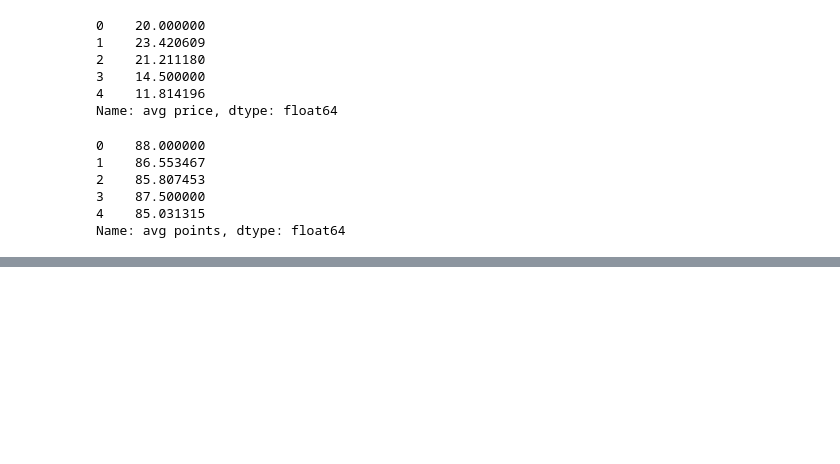
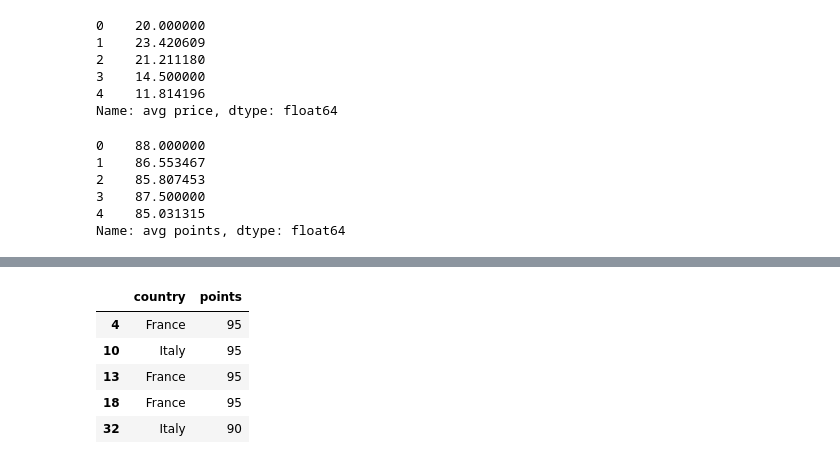
Before and after one commit to arlennav/WineReviews, a Jupyter notebook: GoogleMaps.ipynb, the cells around one changed output, grey strips where cells are left out. Cells and saved outputs as stored; diff of their text form; code cells hidden in the pictures; blank space fills up the shorter version.

```diff
--- a/GoogleMaps.ipynb
+++ b/GoogleMaps.ipynb
@@ -93,0 +128,13 @@ fig
+# %%
+#data for points
+pag_points = (pag_df.loc[pag_df["country"]
+                         .isin(['Germany','England','Hungary','Austria','Greece','Portugal','France','Italy'])]
+                          [['country','points']].dropna())
+pag_points.head()
+# %% [output]
+|  | country | points |
+| 4 | France | 95 |
+| 10 | Italy | 95 |
+| 13 | France | 95 |
+| 18 | France | 95 |
+| 32 | Italy | 90 |
```
Also changed, not shown: parts of 8 cells of this notebook.
